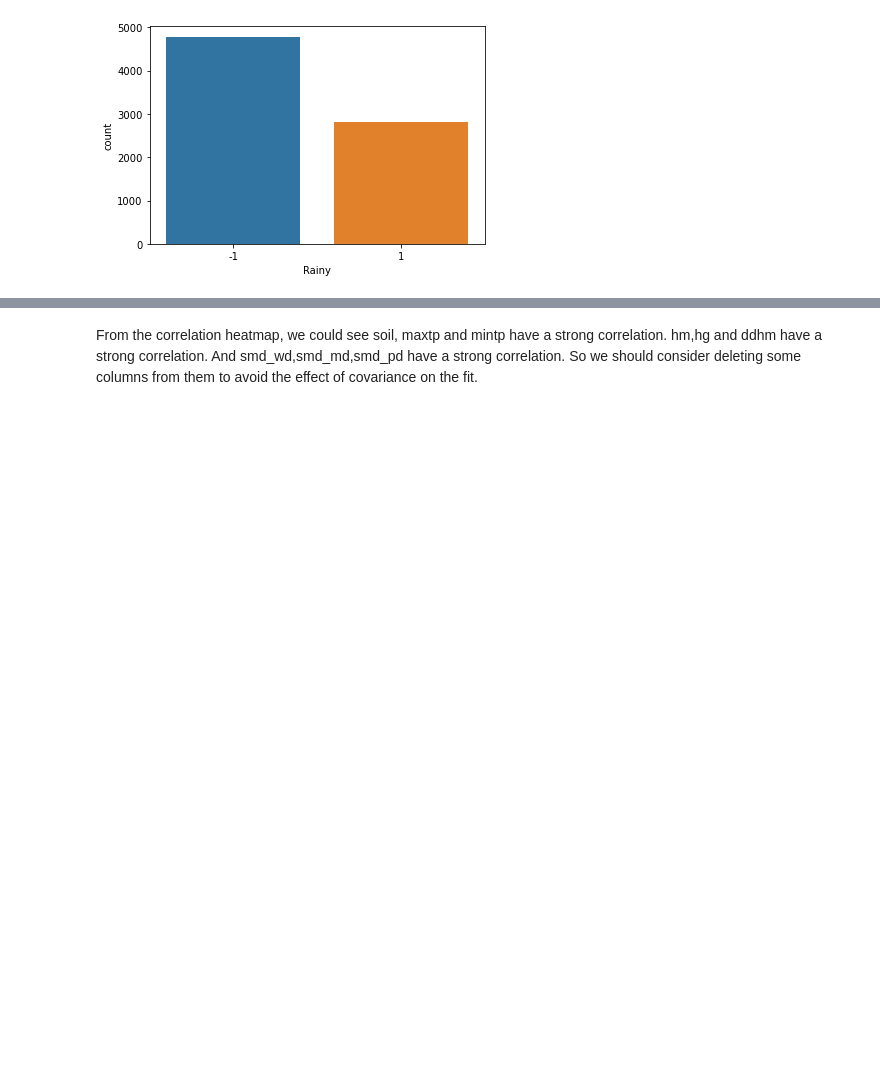
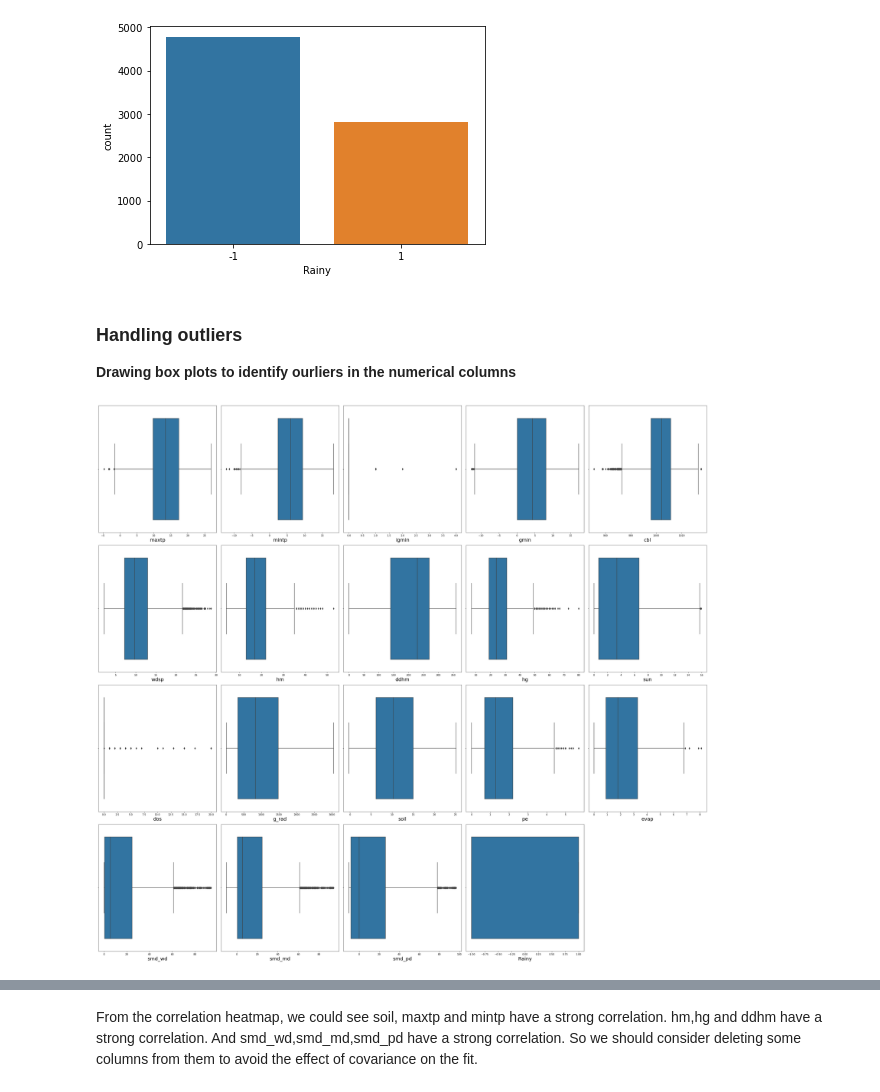
Before and after one commit to pengb111/ML_groupwork, a Jupyter notebook: DataProcessing.ipynb, the cells around one changed output, grey strips where cells are left out. Saved outputs shown, nothing was run; the diff lists cells and outputs as text; code cells hidden in the pictures; blank space fills up the shorter version.

```diff
--- a/DataProcessing.ipynb
+++ b/DataProcessing.ipynb
@@ -84,3 +96,30 @@ sns.countplot(df['Rainy'])
 # %% [output]
 <AxesSubplot:xlabel='Rainy', ylabel='count'>
 [figure]
+# %% [markdown]
+### Handling outliers
+**Drawing box plots to identify ourliers in the numerical columns**
+# %%
+import warnings
+warnings.simplefilter(action="ignore", category=FutureWarning)
+a=4
+b=5
+c=1
+fig = plt.figure(figsize=(35,32))
+for i in df:
+    if df[i].dtype=='float64':
+        plt.subplot(a, b, c)
+        fig = sns.boxplot(df[i])
+        fig.set_xlabel(i,fontsize=20)
+        c = c+1
+    if df[i].dtype=='int64':
+        plt.subplot(a, b, c)
+        fig = sns.boxplot(df[i])
+        fig.set_xlabel(i,fontsize=20)
+        c = c+1
+    else:
+        continue
+plt.tight_layout()
+plt.show()
+# %% [output]
+[figure, added]
```
Also changed, not shown: parts of 11 cells of this notebook, 4 other files.
